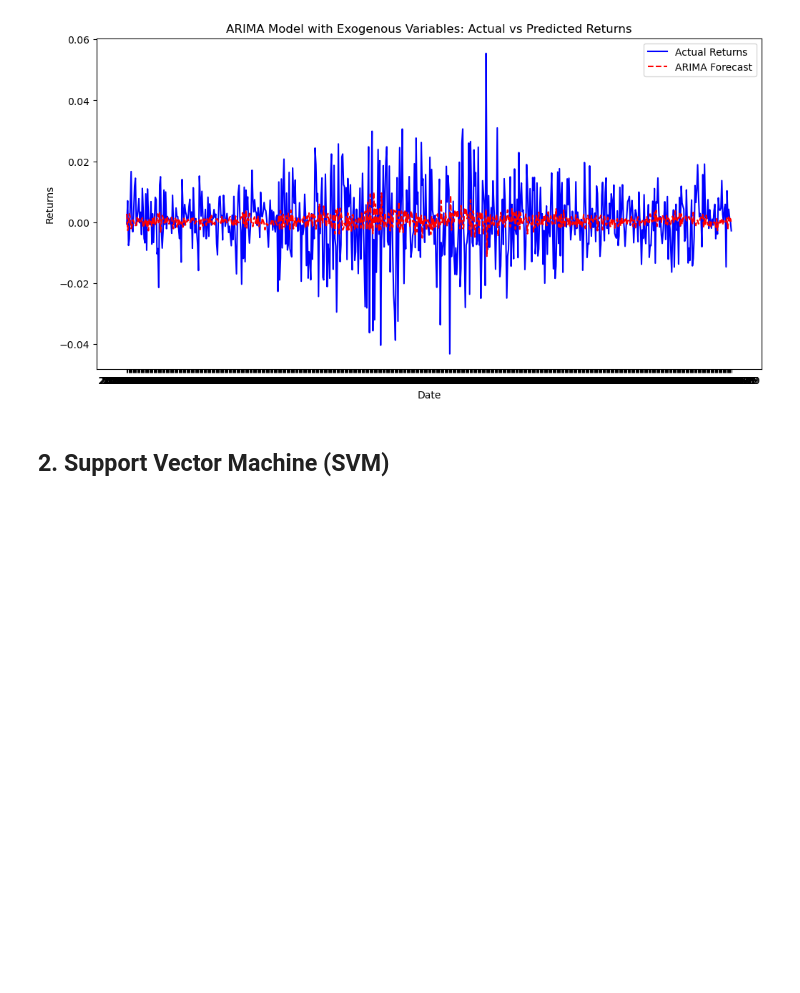
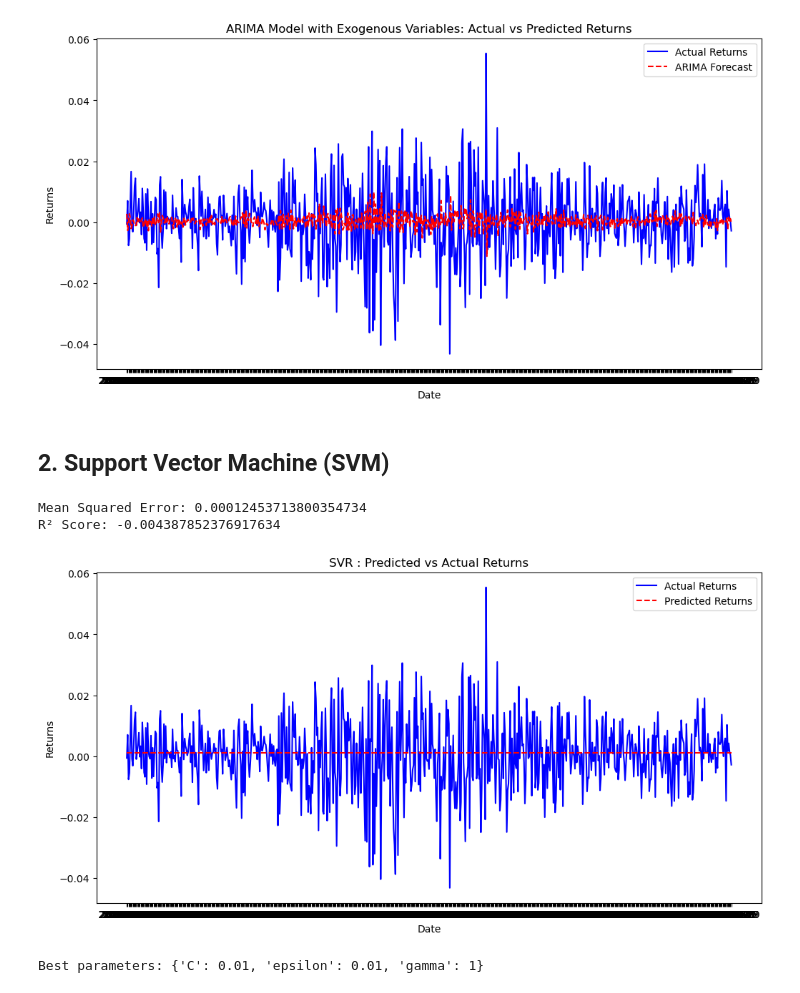
Before and after one commit to Jimmy-Bao-01/AML_project, a Jupyter notebook: notebook.ipynb, the cells around one changed output. Drawn from its saved outputs; the diff is of its cells as text; code cells hidden in the pictures; blank space fills up the shorter version.

```diff
--- a/notebook.ipynb
+++ b/notebook.ipynb
@@ -369,3 +367,61 @@ plt.show()
 [figure]
 # %% [markdown]
 ## **2. Support Vector Machine (SVM)**
+# %%
+# Standardize the features
+scaler = StandardScaler()
+X_train_scaled = scaler.fit_transform(X_train)  # Fit the scaler only on the training set
+X_test_scaled = scaler.transform(X_test)        # Use the same scaler for the testing set
+# %%
+# Initialize SVR model
+svr = SVR(kernel='rbf', C=10, epsilon=0.01)
+
+# Fit the model
+svr.fit(X_train_scaled, y_train)
+
+# Predict on test data
+y_pred = svr.predict(X_test)
+
+# Evaluate the model
+mse = mean_squared_error(y_test, y_pred)
+r2 = r2_score(y_test, y_pred)
+print(f"Mean Squared Error: {mse}")
+print(f"R² Score: {r2}")
+
+# Plot predictions vs actual
+import matplotlib.pyplot as plt
+plt.figure(figsize=(12, 6))
+plt.plot(y_test.index, y_test, label="Actual Returns", color="blue")
+plt.plot(y_test.index, y_pred, label="Predicted Returns", color="red", linestyle="--")
+plt.title("SVR : Predicted vs Actual Returns")
+plt.xlabel("Date")
+plt.ylabel("Returns")
+plt.legend()
+plt.show()
+# %% [output]
+Mean Squared Error: 0.00012453713800354734
+R² Score: -0.004387852376917634
+[figure, added]
+# %%
+from sklearn.model_selection import GridSearchCV
+
+# Define parameter grid
+param_grid = {
+    'C': [0.01, 0.1, 1],
+    'gamma': [0.1, 1, 10],
+    'epsilon': [0.01, 0.1, 1],
+    #'kernel': ['rbf', 'linear', 'poly']
+}
+
+# Initialize GridSearchCV
+grid = GridSearchCV(SVR(kernel='rbf'), param_grid, scoring='neg_mean_squared_error', cv=3)
+grid.fit(X_train_scaled, y_train)
+
+# Best parameters
+print("Best parameters:", grid.best_params_)
+
+# Evaluate on the test set
+best_svr = grid.best_estimator_
+y_pred = best_svr.predict(X_test_scaled)
+# %% [output]
+Best parameters: {'C': 0.01, 'epsilon': 0.01, 'gamma': 1}
```
Also changed, not shown: parts of 5 cells of this notebook.
